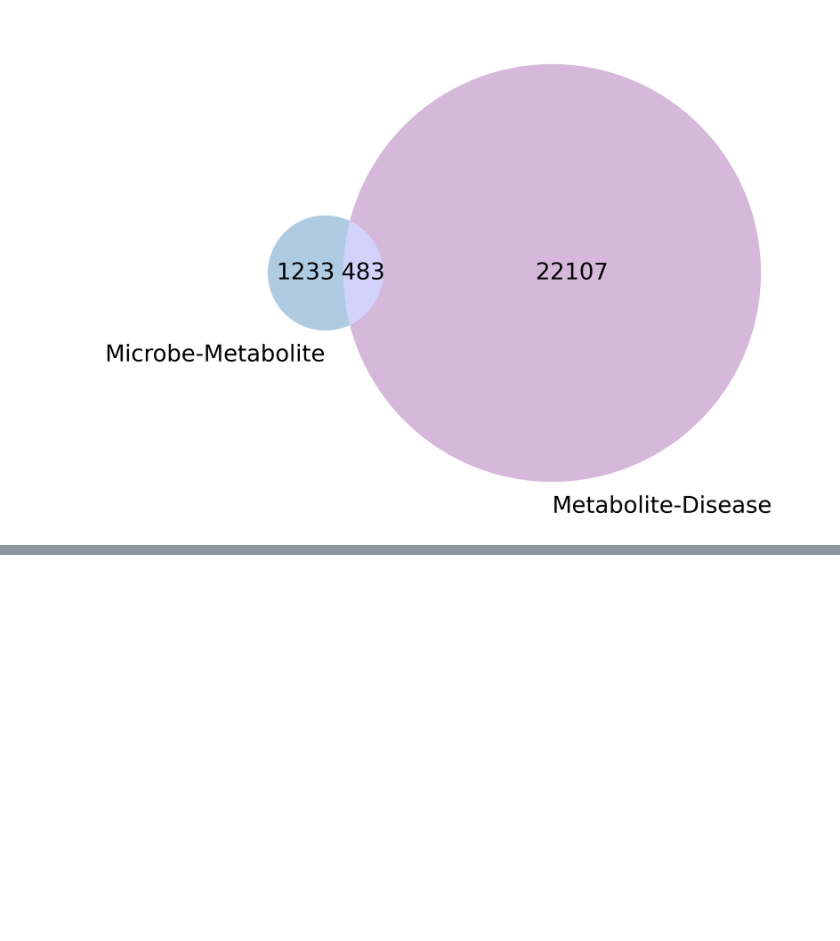
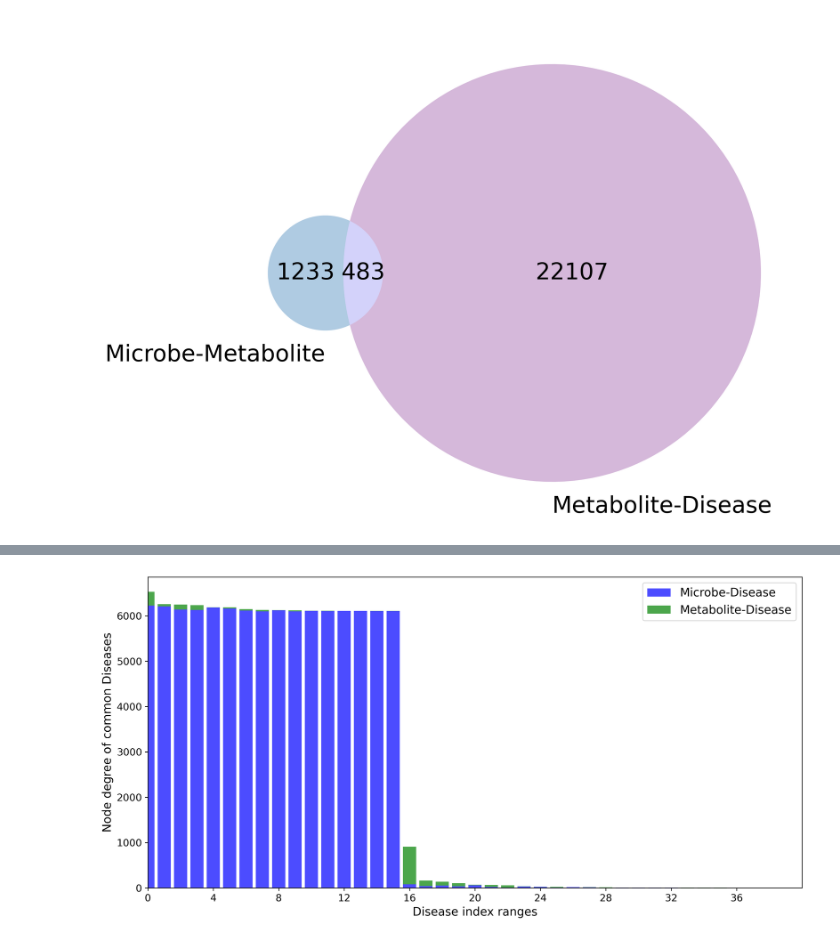
Before and after one commit to lucyzhang95/MAGNN_MKG, a Jupyter notebook: analysis/correlation.ipynb, the cells around one changed output, grey strips where cells are left out. Cells and saved outputs as stored; diff of their text form; code cells hidden in the pictures; blank space fills up the shorter version.

```diff
--- a/analysis/correlation.ipynb
+++ b/analysis/correlation.ipynb
@@ -101,0 +178,3 @@ plot_common_entity_node_degree_distribution(
+# %%
+node_d4disease = calculate_common_node_degree(md_df, metd_df, "disease", common_disease)
+node_d4disease
@@ -101,0 +199,12 @@ plot_common_entity_node_degree_distribution(
+# %%
+plot_common_entity_node_degree_distribution(
+    entity_counts=node_d4disease,
+    entity_name="disease",
+    label1="Microbe-Disease",
+    label2="Metabolite-Disease",
+    color1="blue",
+    color2="green",
+
+)
+# %% [output]
+[figure, added]
```
Also changed, not shown: parts of 14 cells of this notebook.
